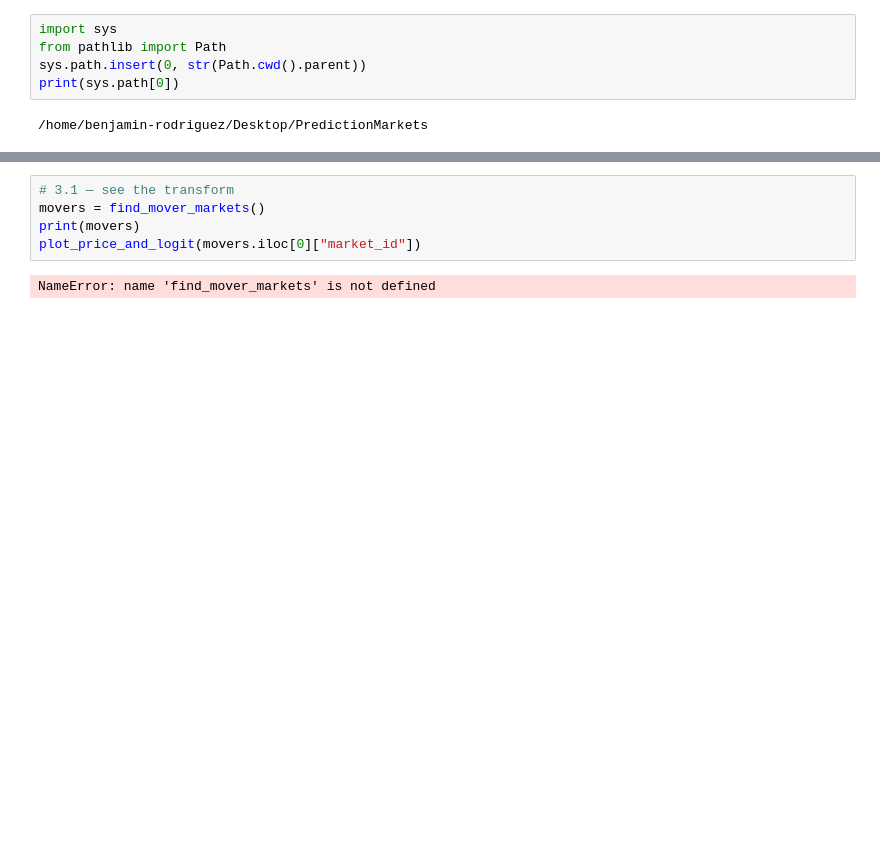
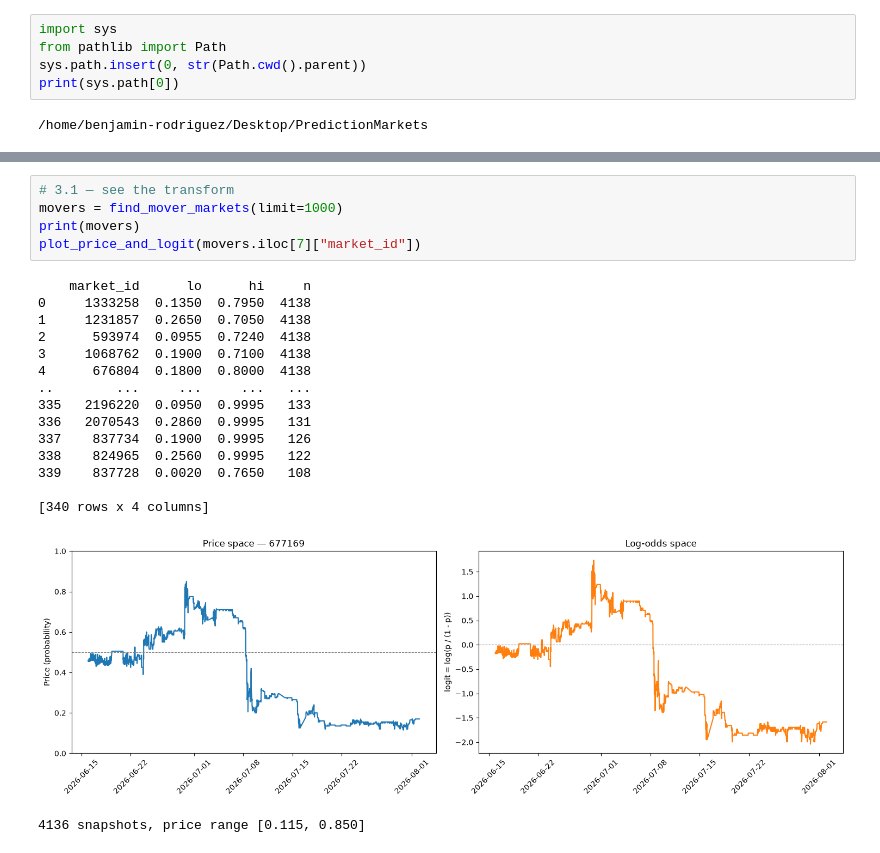
Before and after one commit to BenRodriguez1029/PredictionMarket, a Jupyter notebook: notebooks/m3.ipynb, the cells around one changed output, grey strips where cells are left out. Drawn from its saved outputs; the diff is of its cells as text; blank space fills up the shorter version.

```diff
--- a/notebooks/m3.ipynb
+++ b/notebooks/m3.ipynb
@@ -32,8 +40,23 @@ to_logit([0.         0.02040816 0.04081633 0.06122449 0.08163265 0.10204082
    2.42036813   2.73002911   3.15700042   3.87120101  23.02585085]
 # %%
 # 3.1 — see the transform
-movers = find_mover_markets()
+movers = find_mover_markets(limit=1000)
 print(movers)
-plot_price_and_logit(movers.iloc[0]["market_id"])
+plot_price_and_logit(movers.iloc[7]["market_id"])
 # %% [output]
-NameError: name 'find_mover_markets' is not defined
+    market_id      lo      hi     n
+0     1333258  0.1350  0.7950  4138
+1     1231857  0.2650  0.7050  4138
+2      593974  0.0955  0.7240  4138
+3     1068762  0.1900  0.7100  4138
+4      676804  0.1800  0.8000  4138
+..        ...     ...     ...   ...
+335   2196220  0.0950  0.9995   133
+336   2070543  0.2860  0.9995   131
+337    837734  0.1900  0.9995   126
+338    824965  0.2560  0.9995   122
+339    837728  0.0020  0.7650   108
+
+[340 rows x 4 columns]
+[figure, added]
+4136 snapshots, price range [0.115, 0.850]
```
Also changed, not shown: parts of 11 cells of this notebook, 4 other files.
